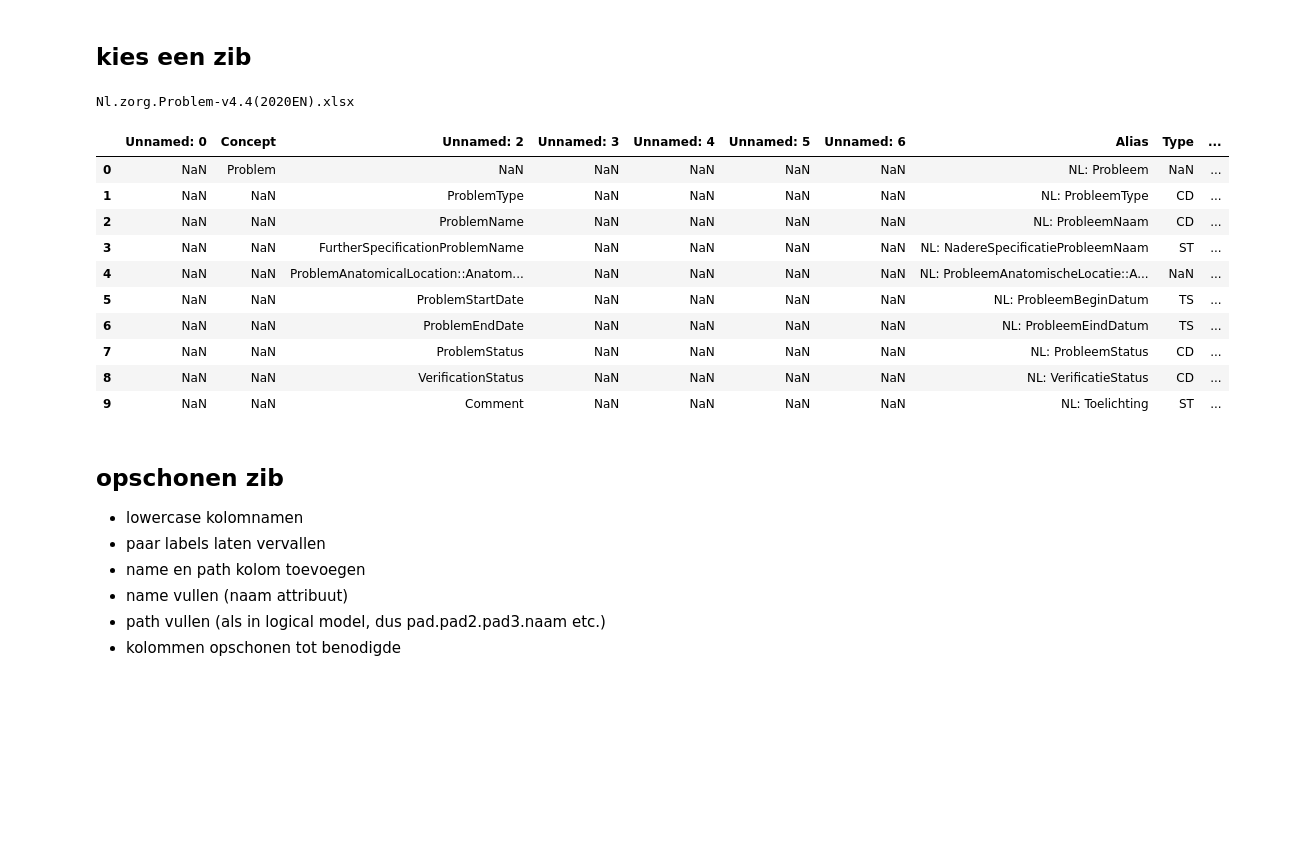
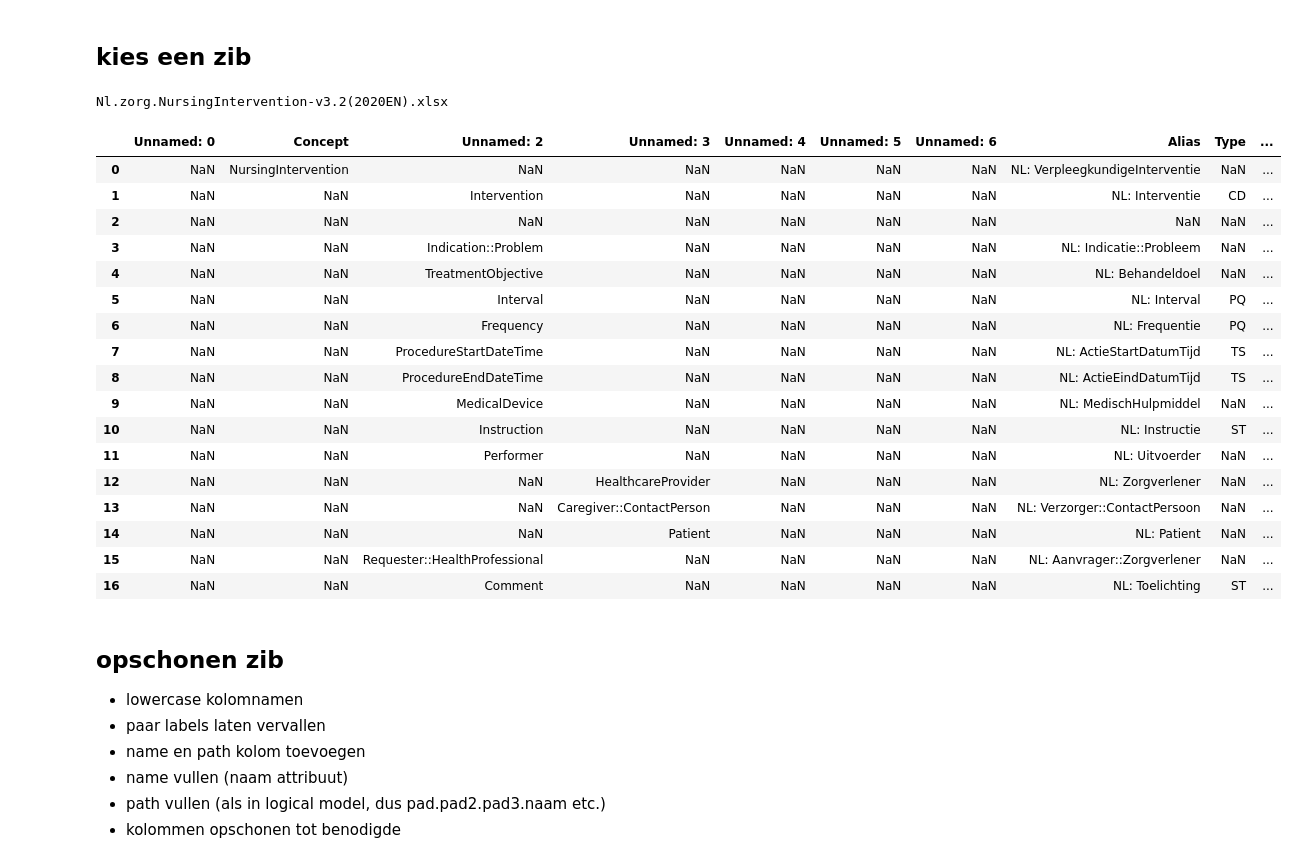
Before and after one commit to Nictiz/eu-nl-compared, a Jupyter notebook: zib2020-to-map.ipynb, the cells around one changed output. Cells and saved outputs as stored; diff of their text form; code cells hidden in the pictures; blank space fills up the shorter version.

```diff
--- a/zib2020-to-map.ipynb
+++ b/zib2020-to-map.ipynb
@@ -28,24 +29,31 @@ files
 # %% [markdown]
 ## kies een zib
 # %%
-file = 'Nl.zorg.Problem-v4.4(2020EN).xlsx'
+file = 'Nl.zorg.NursingIntervention-v3.2(2020EN).xlsx'
 print(file)
 url = os.path.join(folder, file)
 zibdf = pd.read_excel(url, sheet_name='Data', header=1)
 zibdf
 # %% [output]
-Nl.zorg.Problem-v4.4(2020EN).xlsx
+Nl.zorg.NursingIntervention-v3.2(2020EN).xlsx
 |  | Unnamed: 0 | Concept | Unnamed: 2 | Unnamed: 3 | Unnamed: 4 | Unnamed: 5 | Unnamed: 6 | Alias | Type | ... |
-| 0 | NaN | Problem | NaN | NaN | NaN | NaN | NaN | NL: Probleem | NaN | ... |
-| 1 | NaN | NaN | ProblemType | NaN | NaN | NaN | NaN | NL: ProbleemType | CD | ... |
-| 2 | NaN | NaN | ProblemName | NaN | NaN | NaN | NaN | NL: ProbleemNaam | CD | ... |
-| 3 | NaN | NaN | FurtherSpecificationProblemName | NaN | NaN | NaN | NaN | NL: NadereSpecificatieProbleemNaam | ST | ... |
-| 4 | NaN | NaN | ProblemAnatomicalLocation::Anatom... | NaN | NaN | NaN | NaN | NL: ProbleemAnatomischeLocatie::A... | NaN | ... |
-| 5 | NaN | NaN | ProblemStartDate | NaN | NaN | NaN | NaN | NL: ProbleemBeginDatum | TS | ... |
-| 6 | NaN | NaN | ProblemEndDate | NaN | NaN | NaN | NaN | NL: ProbleemEindDatum | TS | ... |
-| 7 | NaN | NaN | ProblemStatus | NaN | NaN | NaN | NaN | NL: ProbleemStatus | CD | ... |
-| 8 | NaN | NaN | VerificationStatus | NaN | NaN | NaN | NaN | NL: VerificatieStatus | CD | ... |
-| 9 | NaN | NaN | Comment | NaN | NaN | NaN | NaN | NL: Toelichting | ST | ... |
+| 0 | NaN | NursingIntervention | NaN | NaN | NaN | NaN | NaN | NL: VerpleegkundigeInterventie | NaN | ... |
+| 1 | NaN | NaN | Intervention | NaN | NaN | NaN | NaN | NL: Interventie | CD | ... |
+| 2 | NaN | NaN | NaN | NaN | NaN | NaN | NaN | NaN | NaN | ... |
+| 3 | NaN | NaN | Indication::Problem | NaN | NaN | NaN | NaN | NL: Indicatie::Probleem | NaN | ... |
+| 4 | NaN | NaN | TreatmentObjective | NaN | NaN | NaN | NaN | NL: Behandeldoel | NaN | ... |
+| 5 | NaN | NaN | Interval | NaN | NaN | NaN | NaN | NL: Interval | PQ | ... |
+| 6 | NaN | NaN | Frequency | NaN | NaN | NaN | NaN | NL: Frequentie | PQ | ... |
+| 7 | NaN | NaN | ProcedureStartDateTime | NaN | NaN | NaN | NaN | NL: ActieStartDatumTijd | TS | ... |
+| 8 | NaN | NaN | ProcedureEndDateTime | NaN | NaN | NaN | NaN | NL: ActieEindDatumTijd | TS | ... |
+| 9 | NaN | NaN | MedicalDevice | NaN | NaN | NaN | NaN | NL: MedischHulpmiddel | NaN | ... |
+| 10 | NaN | NaN | Instruction | NaN | NaN | NaN | NaN | NL: Instructie | ST | ... |
+| 11 | NaN | NaN | Performer | NaN | NaN | NaN | NaN | NL: Uitvoerder | NaN | ... |
+| 12 | NaN | NaN | NaN | HealthcareProvider | NaN | NaN | NaN | NL: Zorgverlener | NaN | ... |
+| 13 | NaN | NaN | NaN | Caregiver::ContactPerson | NaN | NaN | NaN | NL: Verzorger::ContactPersoon | NaN | ... |
+| 14 | NaN | NaN | NaN | Patient | NaN | NaN | NaN | NL: Patient | NaN | ... |
+| 15 | NaN | NaN | Requester::HealthProfessional | NaN | NaN | NaN | NaN | NL: Aanvrager::Zorgverlener | NaN | ... |
+| 16 | NaN | NaN | Comment | NaN | NaN | NaN | NaN | NL: Toelichting | ST | ... |
 # %% [markdown]
 ## opschonen zib
 
```
Also changed, not shown: parts of 2 cells of this notebook, 11 other files.
